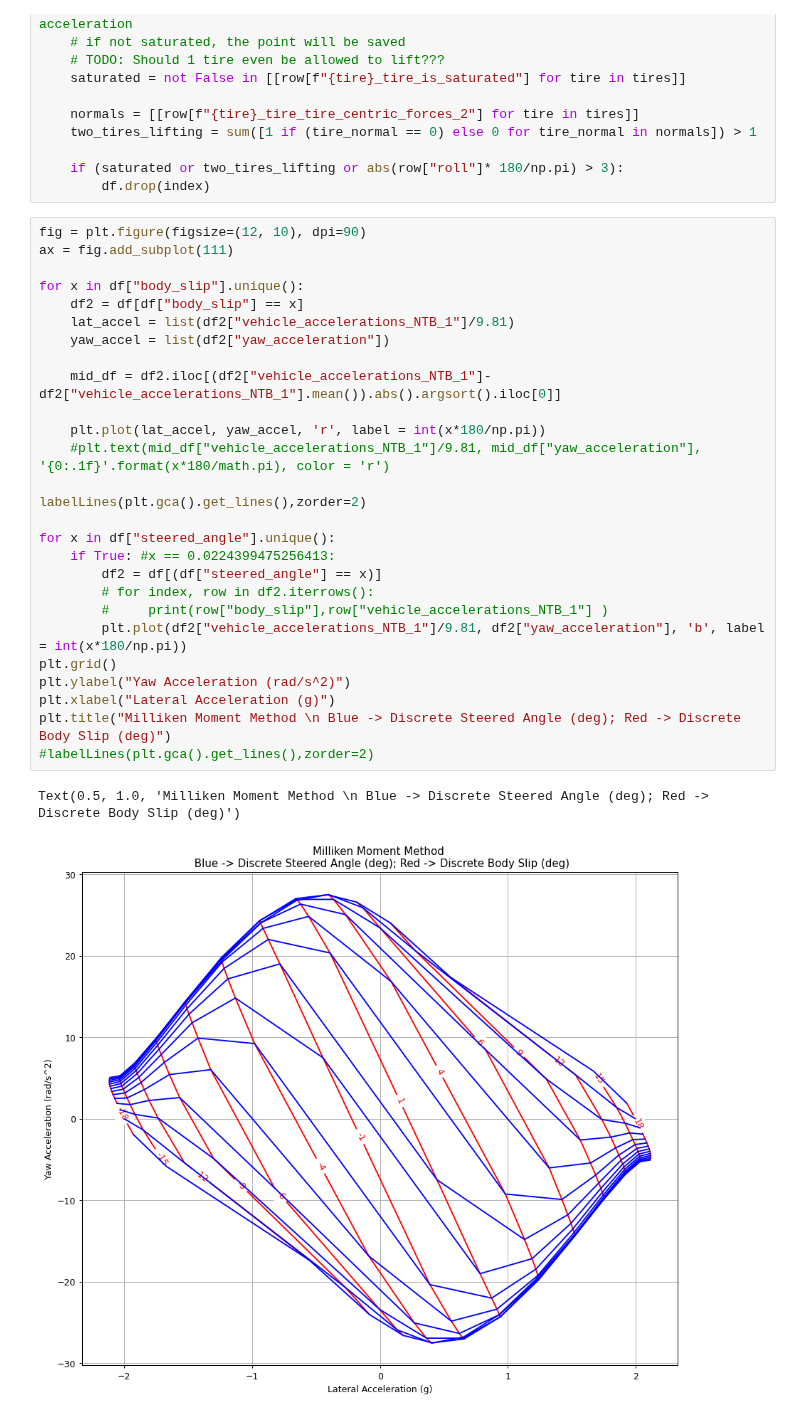
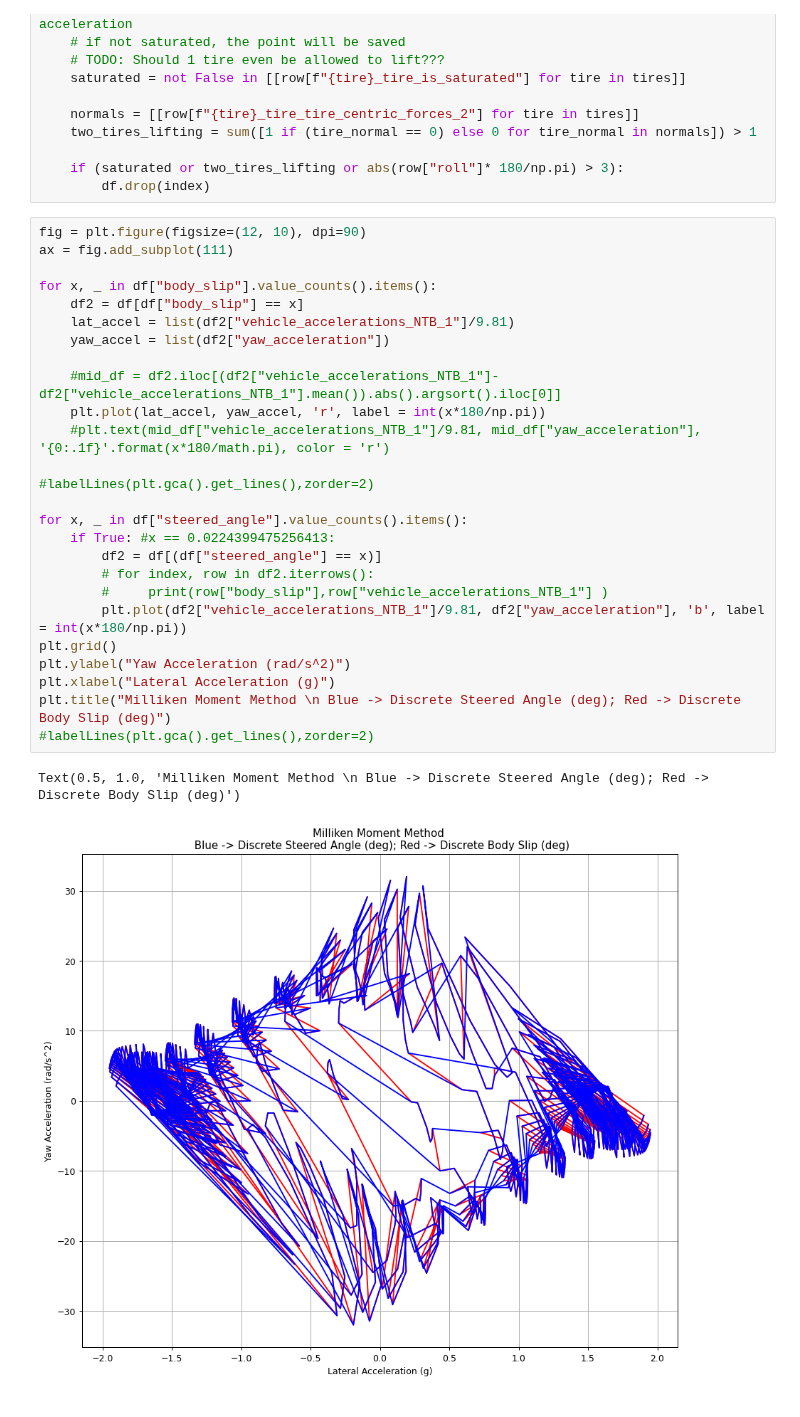
Before and after one commit to LonghornRacingElectric/magic_moment_method, a Jupyter notebook: analysis/MMM_plotter.ipynb, the cells around one changed output. Saved outputs shown, nothing was run; the diff lists cells and outputs as text.

Commit message:
almost working g-g diagram

```diff
--- a/analysis/MMM_plotter.ipynb
+++ b/analysis/MMM_plotter.ipynb
@@ -31,33 +31,32 @@ for index, row in df.iterrows():
 # %%
 fig = plt.figure(figsize=(12, 10), dpi=90)
 ax = fig.add_subplot(111)
 
-for x in df["body_slip"].unique():
+for x, _ in df["body_slip"].value_counts().items():
     df2 = df[df["body_slip"] == x]
     lat_accel = list(df2["vehicle_accelerations_NTB_1"]/9.81)
     yaw_accel = list(df2["yaw_acceleration"])
 
-    mid_df = df2.iloc[(df2["vehicle_accelerations_NTB_1"]-df2["vehicle_accelerations_NTB_1"].mean()).abs().argsort().iloc[0]]
-
+    #mid_df = df2.iloc[(df2["vehicle_accelerations_NTB_1"]-df2["vehicle_accelerations_NTB_1"].mean()).abs().argsort().iloc[0]]
     plt.plot(lat_accel, yaw_accel, 'r', label = int(x*180/np.pi))
     #plt.text(mid_df["vehicle_accelerations_NTB_1"]/9.81, mid_df["yaw_acceleration"], '{0:.1f}'.format(x*180/math.pi), color = 'r')
 
-labelLines(plt.gca().get_lines(),zorder=2)
+#labelLines(plt.gca().get_lines(),zorder=2)
 
-for x in df["steered_angle"].unique():
+for x, _ in df["steered_angle"].value_counts().items():
     if True: #x == 0.0224399475256413:
         df2 = df[(df["steered_angle"] == x)]
         # for index, row in df2.iterrows():
         #     print(row["body_slip"],row["vehicle_accelerations_NTB_1"] )
         plt.plot(df2["vehicle_accelerations_NTB_1"]/9.81, df2["yaw_acceleration"], 'b', label = int(x*180/np.pi))
 plt.grid()
 plt.ylabel("Yaw Acceleration (rad/s^2)")
 plt.xlabel("Lateral Acceleration (g)")
 plt.title("Milliken Moment Method \n Blue -> Discrete Steered Angle (deg); Red -> Discrete Body Slip (deg)")
 #labelLines(plt.gca().get_lines(),zorder=2)
 # %% [output]
 Text(0.5, 1.0, 'Milliken Moment Method \n Blue -> Discrete Steered Angle (deg); Red -> Discrete Body Slip (deg)')
-[figure, old version]
+[figure, new version]
 # %%
 for tire in tires:
     plt.scatter(df["vehicle_accelerations_NTB_1"], df[f"{tire}_tire_torque"], label = tire)
```
Also changed, not shown: parts of 16 cells of this notebook, 4 other files.
